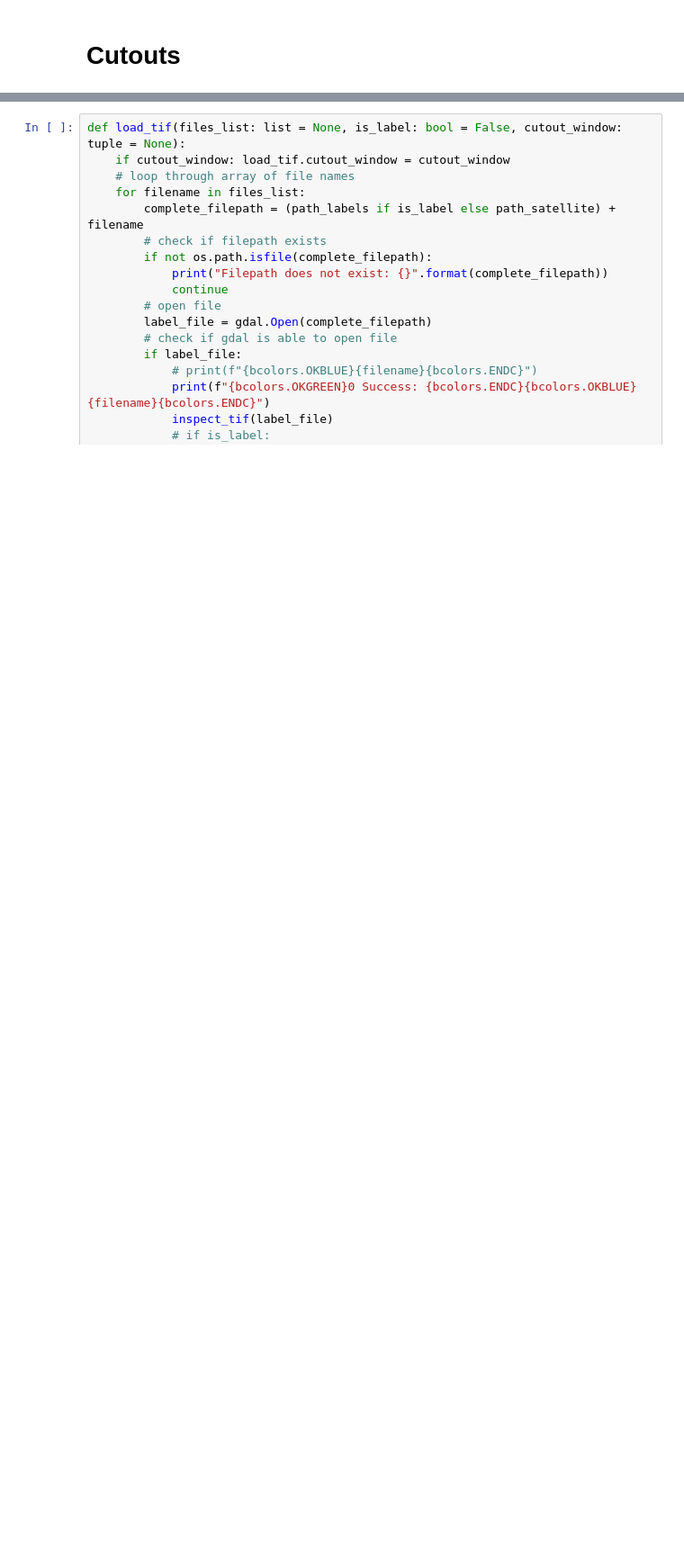
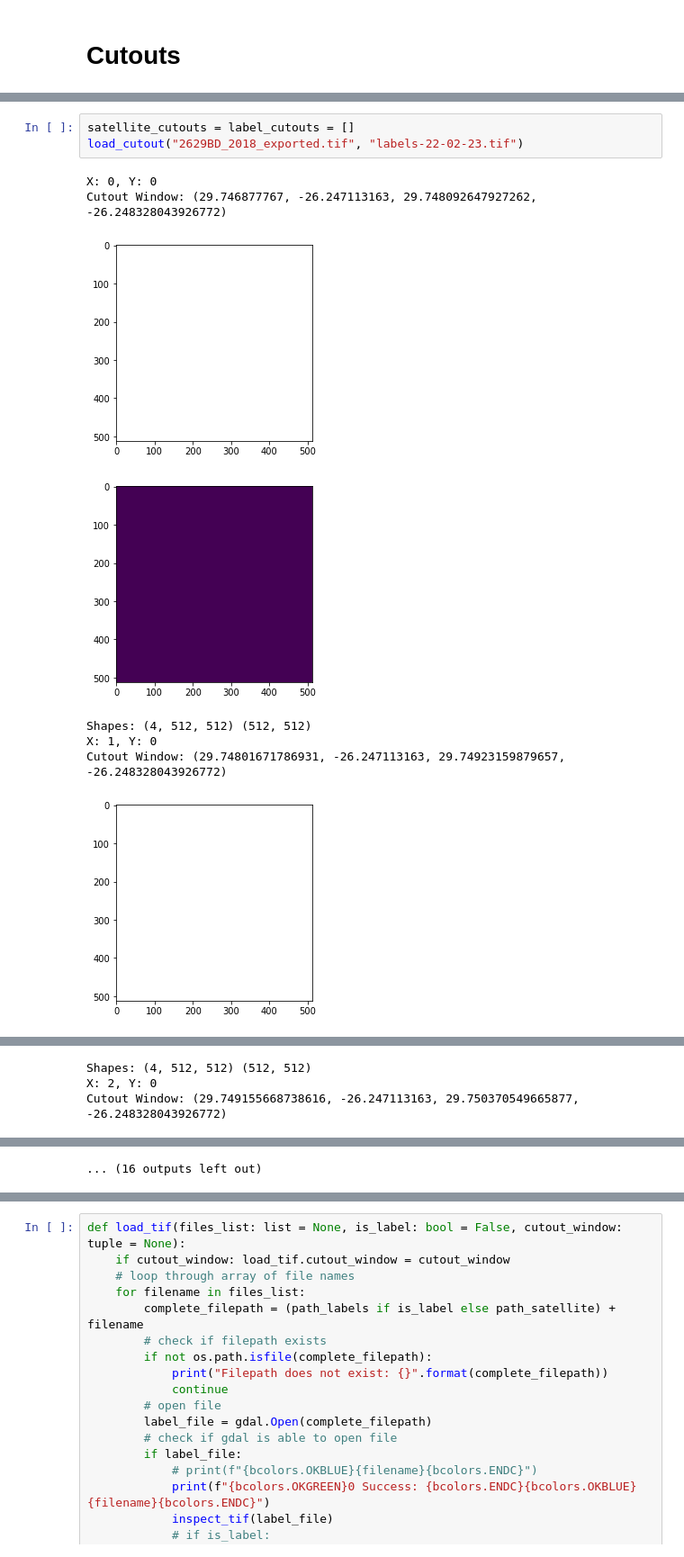
Before and after one commit to lgiesen/DL-Semantic-Segmentation-of-Tree-Stock-in-South-Africa-Using-Satellite-Images, a Jupyter notebook: 0_archive/archive.ipynb, the cells around one changed output, grey strips where cells are left out. Shown at 90% size. Saved outputs shown, nothing was run; the diff lists cells and outputs as text; blank space fills up the shorter version.

```diff
--- a/0_archive/archive.ipynb
+++ b/0_archive/archive.ipynb
@@ -82,0 +124,12 @@ def inspect_tif(dataset):
+# %%
+satellite_cutouts = label_cutouts = []
+load_cutout("2629BD_2018_exported.tif", "labels-22-02-23.tif")
+# %% [output]
+X: 0, Y: 0
+Cutout Window: (29.746877767, -26.247113163, 29.748092647927262, -26.248328043926772)
+[figure, added]
+[figure, added]
+Shapes: (4, 512, 512) (512, 512)
+X: 1, Y: 0
+Cutout Window: (29.74801671786931, -26.247113163, 29.74923159879657, -26.248328043926772)
+[figure, added]
@@ -82,0 +137,3 @@ def inspect_tif(dataset):
+Shapes: (4, 512, 512) (512, 512)
+X: 2, Y: 0
+Cutout Window: (29.749155668738616, -26.247113163, 29.750370549665877, -26.248328043926772)
@@ -82,0 +147 @@ def inspect_tif(dataset):
+... (16 outputs left out)
```
Also changed, not shown: parts of 18 cells of this notebook, 2 other files.
